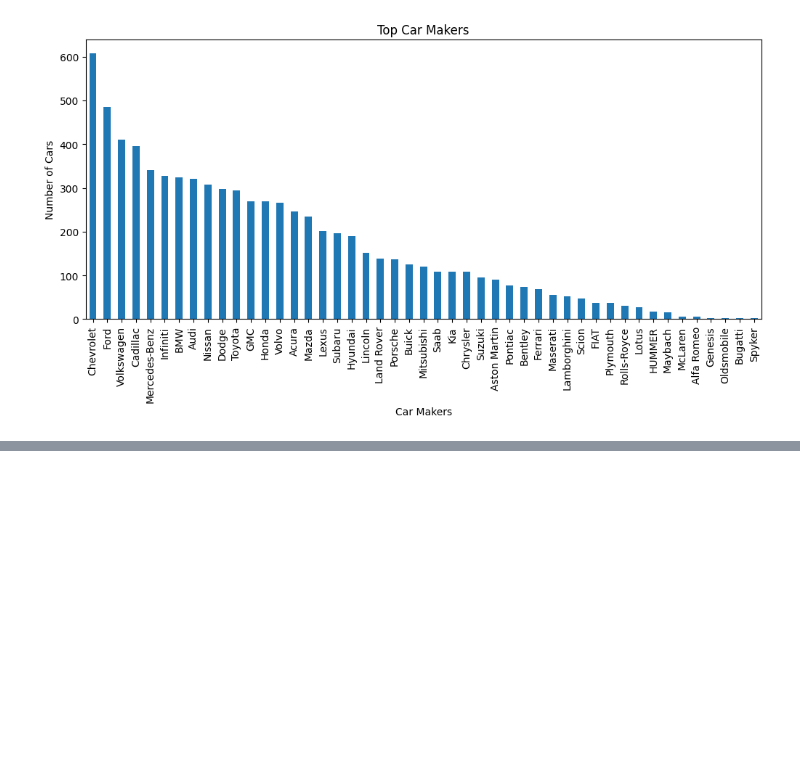
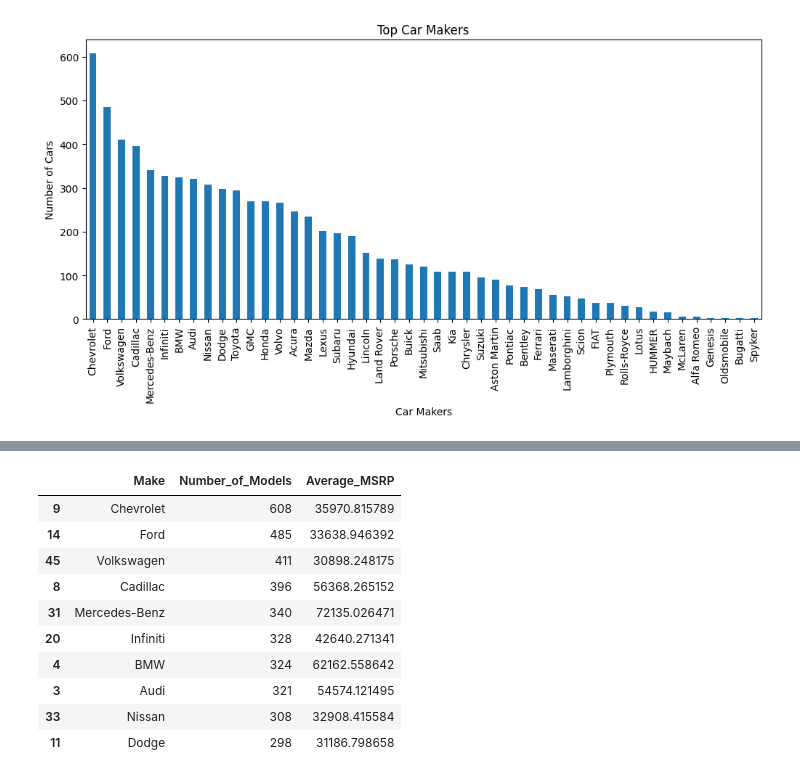
Before and after one commit to ESET0115/Basic, a Jupyter notebook: ML/Day6/analysis.ipynb, the cells around one changed output, grey strips where cells are left out. Drawn from its saved outputs; the diff is of its cells as text; code cells hidden in the pictures; blank space fills up the shorter version.

```diff
--- a/ML/Day6/analysis.ipynb
+++ b/ML/Day6/analysis.ipynb
@@ -183,3 +183,17 @@ plt.ylabel('Number of Cars')
 plt.show()
 # %% [output]
 [figure]
+# %%
+# concatinating two columns in df
+df['Make_Model'] = df['Make'] + ' ' + df['Model']
+# %%
+def get_price_range(msrp):
+    if msrp < 20000:
+        return 'Low'
+    elif 20000 <= msrp < 40000:
+        return 'Medium'
+    else:
+        return 'High'
+# %%
+df['Price_Range'] = df['MSRP'].apply(get_price_range)
+df.head()
@@ -185,0 +209,17 @@ plt.show()
+# %%
+agg_df = df.groupby('Make').agg({'Make_Model': 'count', 'MSRP': 'mean'}).reset_index()
+agg_df.rename(columns={'Make_Model': 'Number_of_Models', 'MSRP': 'Average_MSRP'}, inplace=True)
+agg_df = agg_df.sort_values(by='Number_of_Models', ascending=False).head(10)
+agg_df
+# %% [output]
+|  | Make | Number_of_Models | Average_MSRP |
+| 9 | Chevrolet | 608 | 35970.815789 |
+| 14 | Ford | 485 | 33638.946392 |
+| 45 | Volkswagen | 411 | 30898.248175 |
+| 8 | Cadillac | 396 | 56368.265152 |
+| 31 | Mercedes-Benz | 340 | 72135.026471 |
+| 20 | Infiniti | 328 | 42640.271341 |
+| 4 | BMW | 324 | 62162.558642 |
+| 3 | Audi | 321 | 54574.121495 |
+| 33 | Nissan | 308 | 32908.415584 |
+| 11 | Dodge | 298 | 31186.798658 |
```
Also changed, not shown: parts of 2 cells of this notebook, 1 other file.
